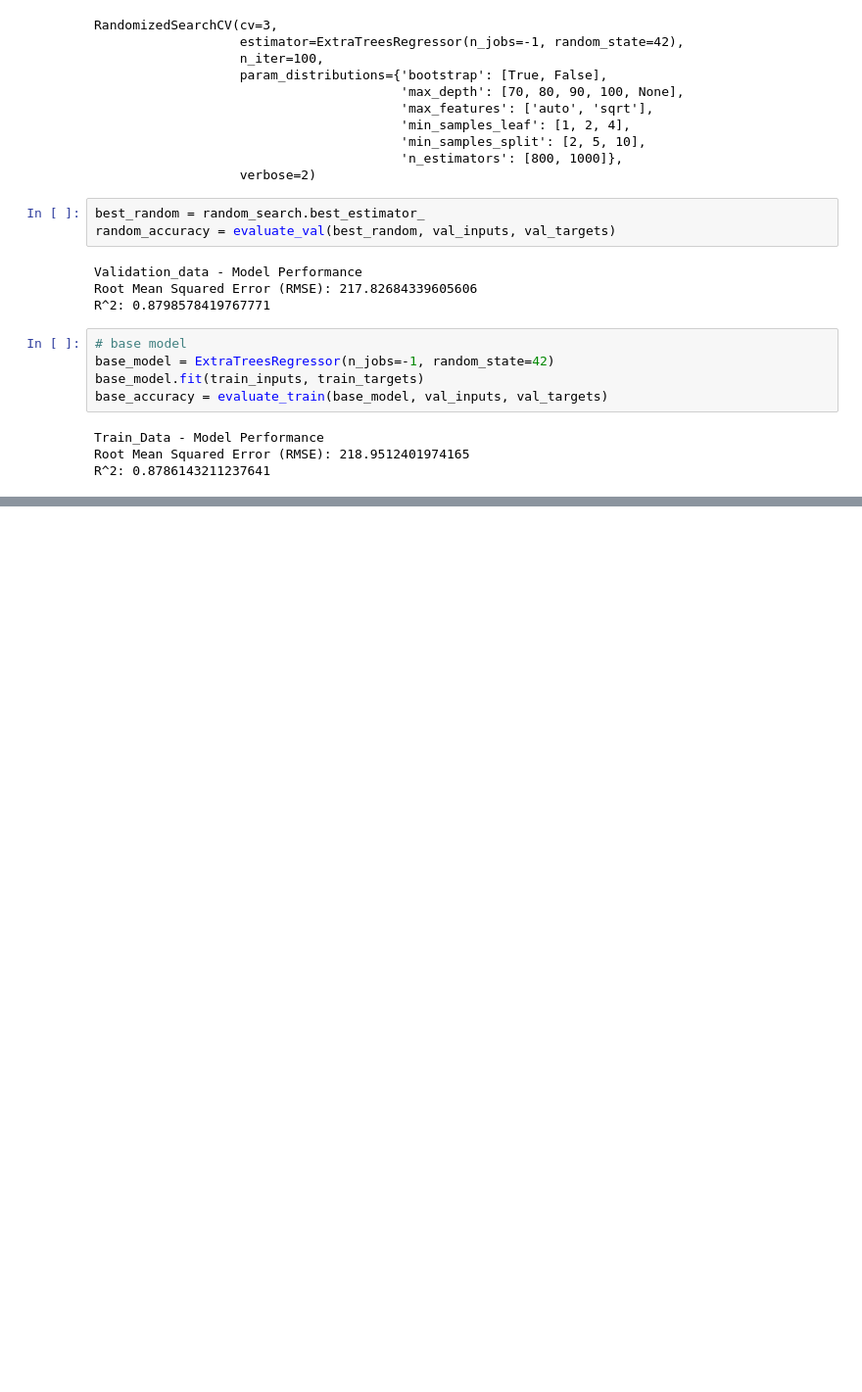
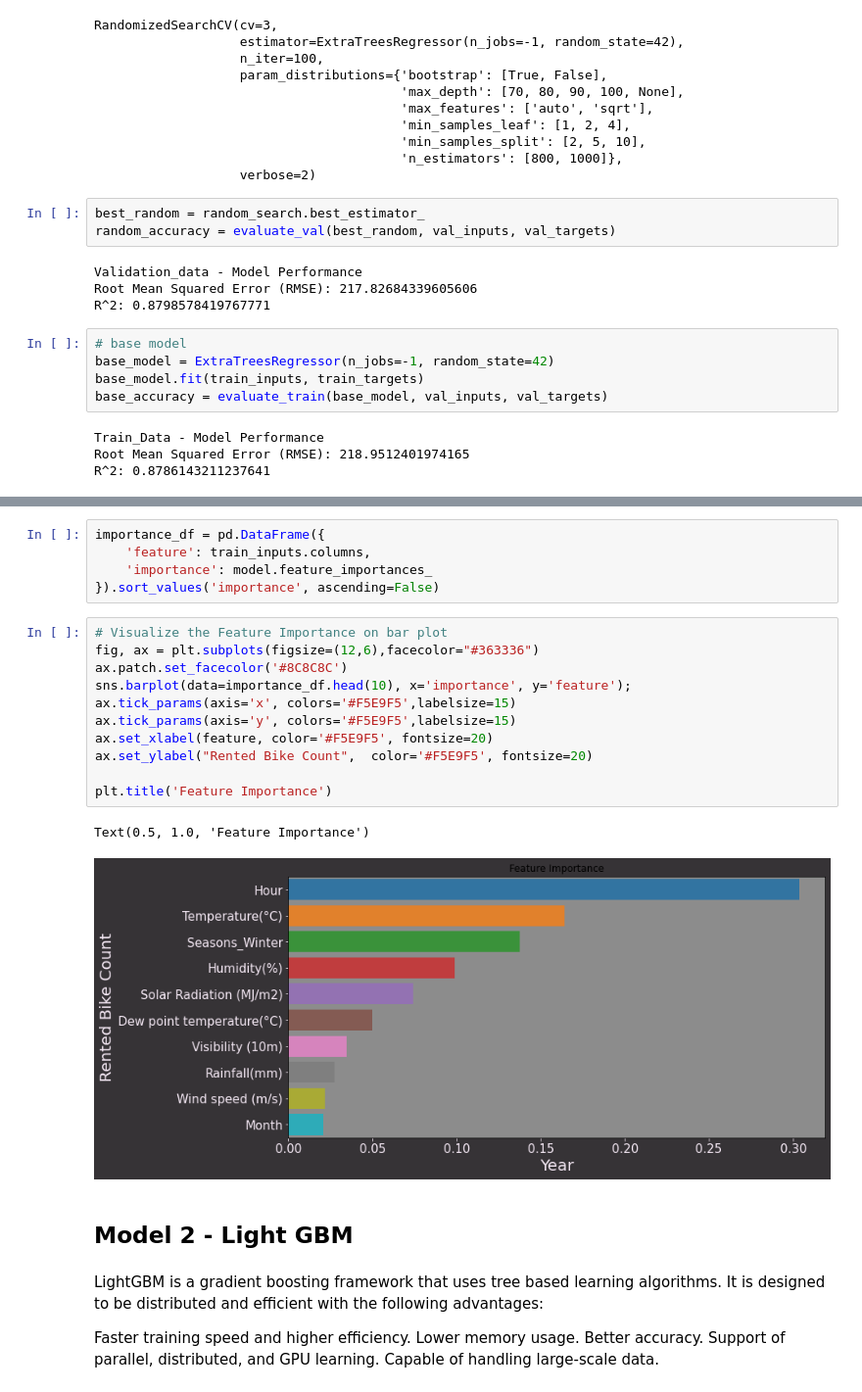
Before and after one commit to Amit-95/Bike_sharing_demand_pred, a Jupyter notebook: Bike_Sharing_Demand_Prediction_Capstone_Project.ipynb, the cells around one changed output, grey strips where cells are left out. Shown at 98% size. Cells and saved outputs as stored; diff of their text form; blank space fills up the shorter version.

```diff
--- a/Bike_Sharing_Demand_Prediction_Capstone_Project.ipynb
+++ b/Bike_Sharing_Demand_Prediction_Capstone_Project.ipynb
@@ -928,0 +985,29 @@ R^2: 0.8786143211237641
+# %%
+importance_df = pd.DataFrame({
+    'feature': train_inputs.columns,
+    'importance': model.feature_importances_
+}).sort_values('importance', ascending=False)
+# %%
+# Visualize the Feature Importance on bar plot
+fig, ax = plt.subplots(figsize=(12,6),facecolor="#363336")
+ax.patch.set_facecolor('#8C8C8C')
+sns.barplot(data=importance_df.head(10), x='importance', y='feature');
+ax.tick_params(axis='x', colors='#F5E9F5',labelsize=15)
+ax.tick_params(axis='y', colors='#F5E9F5',labelsize=15)
+ax.set_xlabel(feature, color='#F5E9F5', fontsize=20)
+ax.set_ylabel("Rented Bike Count",  color='#F5E9F5', fontsize=20)
+
+plt.title('Feature Importance')
+# %% [output]
+Text(0.5, 1.0, 'Feature Importance')
+[figure, added]
+# %% [markdown]
+## Model 2 - Light GBM
+# %% [markdown]
+LightGBM is a gradient boosting framework that uses tree based learning algorithms. It is designed to be distributed and efficient with the following advantages:
+
+Faster training speed and higher efficiency.
+Lower memory usage.
+Better accuracy.
+Support of parallel, distributed, and GPU learning.
+Capable of handling large-scale data.
```
Also changed, not shown: parts of 27 cells of this notebook.
